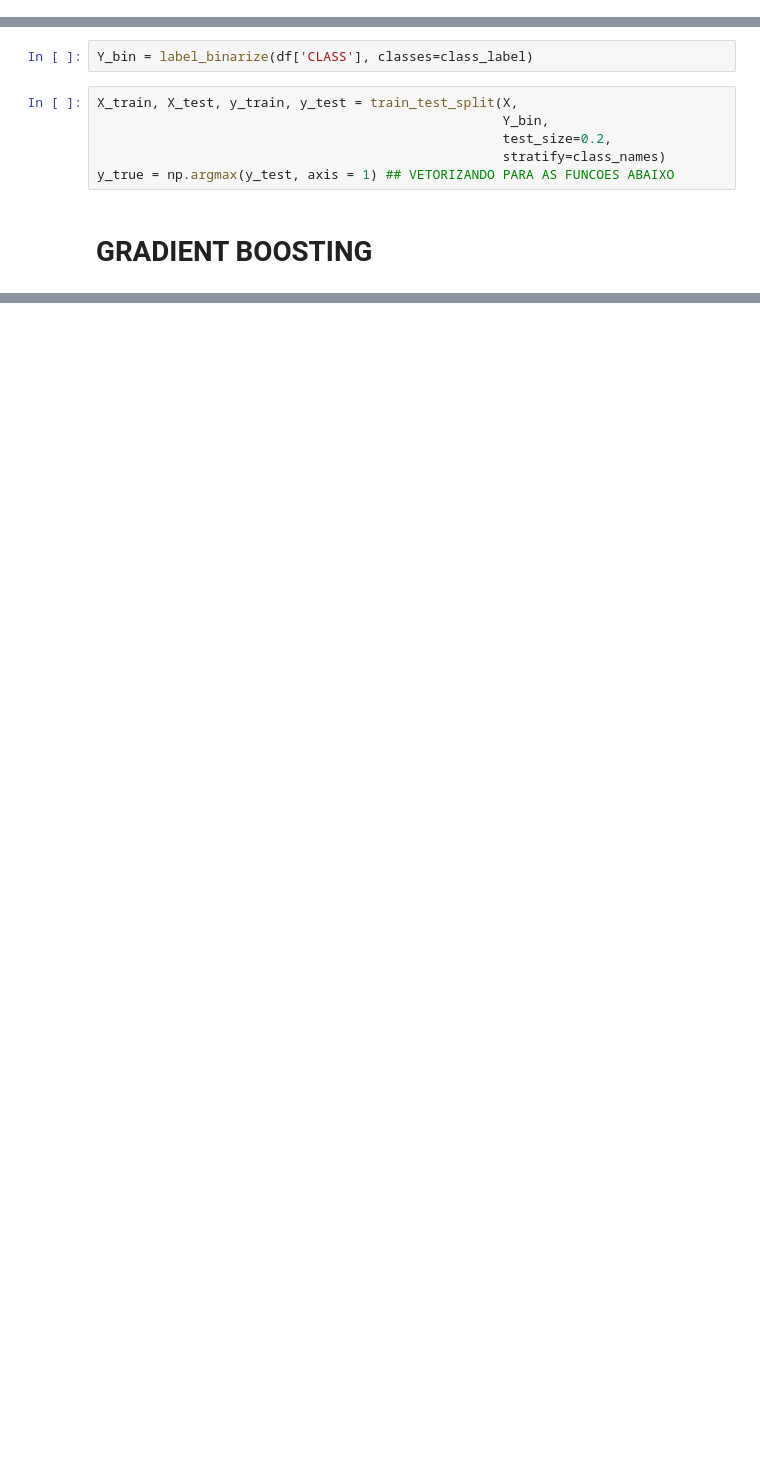
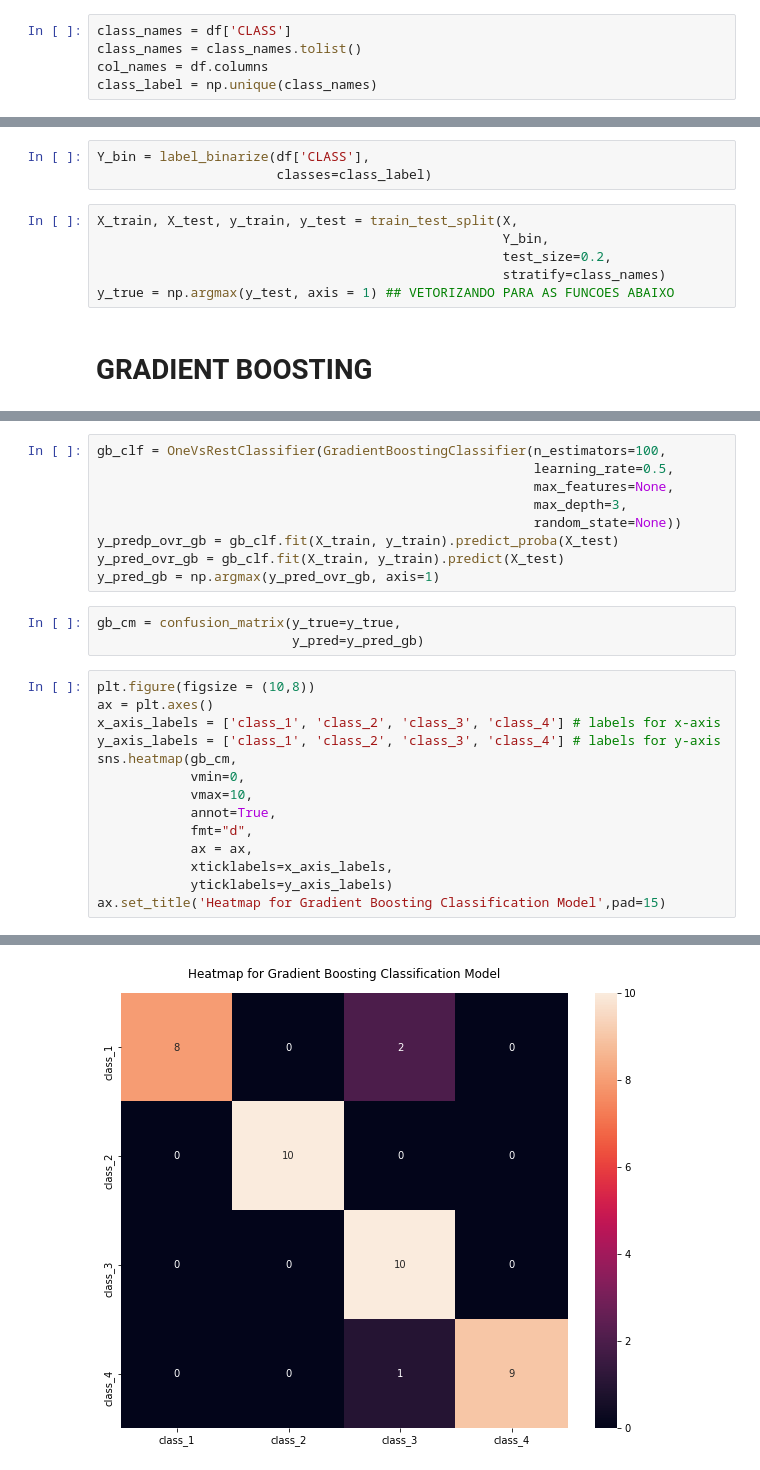
Before and after one commit to omatheuspimenta/IA_project, a Jupyter notebook: grad_boost.ipynb, the cells around one changed output, grey strips where cells are left out. Drawn from its saved outputs; the diff is of its cells as text; blank space fills up the shorter version.

```diff
--- a/grad_boost.ipynb
+++ b/grad_boost.ipynb
@@ -17,5 +17,10 @@ from sklearn.metrics import cohen_kappa_score
 # %%
 df = pd.read_csv("df_norm.csv",
                  index_col = 0)
+# %%
+class_names = df['CLASS']
+class_names = class_names.tolist()
+col_names = df.columns
+class_label = np.unique(class_names)
 # %%
 df.shape
@@ -23,7 +30,8 @@ df.shape
 X = df.drop('CLASS',axis=1)
 Y = df['CLASS']
 # %%
-Y_bin = label_binarize(df['CLASS'], classes=class_label)
+Y_bin = label_binarize(df['CLASS'],
+                       classes=class_label)
 # %%
 X_train, X_test, y_train, y_test = train_test_split(X,
                                                     Y_bin,
@@ -34,0 +81,27 @@ y_true = np.argmax(y_test, axis = 1) ## VETORIZANDO PARA AS FUNCOES ABAIXO
+# %%
+gb_clf = OneVsRestClassifier(GradientBoostingClassifier(n_estimators=100,
+                                                        learning_rate=0.5,
+                                                        max_features=None,
+                                                        max_depth=3,
+                                                        random_state=None))
+y_predp_ovr_gb = gb_clf.fit(X_train, y_train).predict_proba(X_test)
+y_pred_ovr_gb = gb_clf.fit(X_train, y_train).predict(X_test)
+y_pred_gb = np.argmax(y_pred_ovr_gb, axis=1)
+# %%
+gb_cm = confusion_matrix(y_true=y_true,
+                         y_pred=y_pred_gb)
+# %%
+plt.figure(figsize = (10,8))
+ax = plt.axes()
+x_axis_labels = ['class_1', 'class_2', 'class_3', 'class_4'] # labels for x-axis
+y_axis_labels = ['class_1', 'class_2', 'class_3', 'class_4'] # labels for y-axis
+sns.heatmap(gb_cm,
+            vmin=0,
+            vmax=10,
+            annot=True,
+            fmt="d",
+            ax = ax,
+            xticklabels=x_axis_labels,
+            yticklabels=y_axis_labels)
+ax.set_title('Heatmap for Gradient Boosting Classification Model',pad=15)
+# %% [output]
@@ -34,0 +109 @@ y_true = np.argmax(y_test, axis = 1) ## VETORIZANDO PARA AS FUNCOES ABAIXO
+[figure, added]
```
Also changed, not shown: parts of 11 cells of this notebook, 2 other files.
